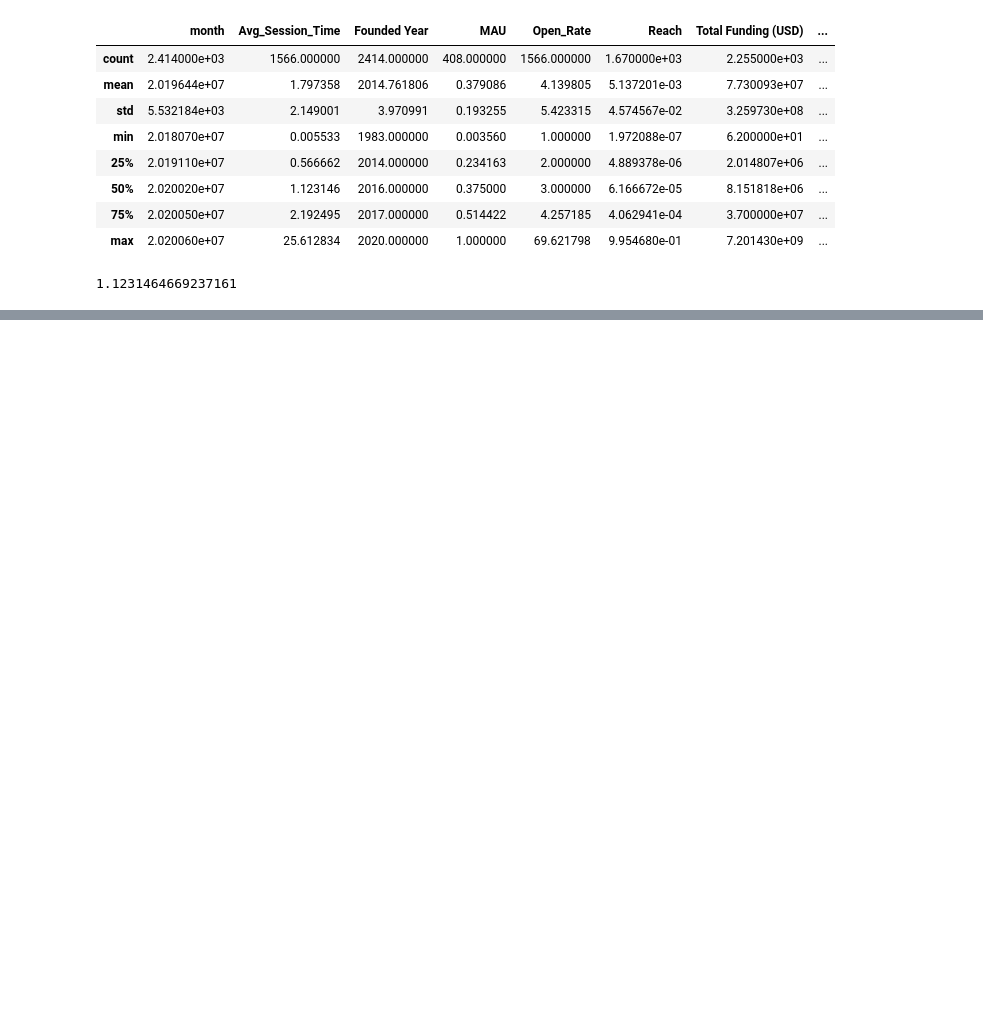
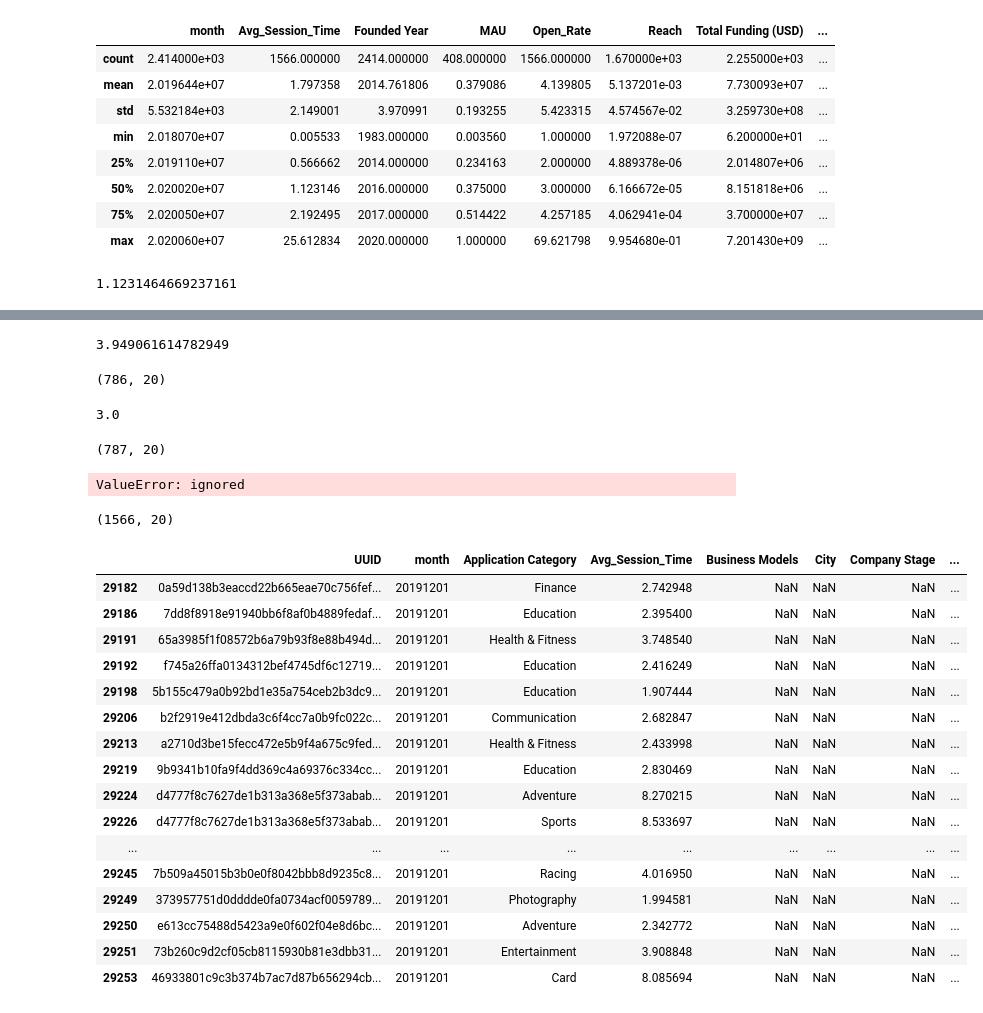
Before and after one commit to rajeshmore1/Capstone-Project-4, a Jupyter notebook: Rajesh_More_Team5_Capstone_Project_4.ipynb, the cells around one changed output, grey strips where cells are left out. Cells and saved outputs as stored; diff of their text form; code cells hidden in the pictures; blank space fills up the shorter version.

```diff
--- a/Rajesh_More_Team5_Capstone_Project_4.ipynb
+++ b/Rajesh_More_Team5_Capstone_Project_4.ipynb
@@ -843,0 +863,4 @@ print(df2["Avg_Session_Time"].median())
+# %%
+print(df2["Total_Session_Time"].median())
+# %% [output]
+3.949061614782949
@@ -843,0 +869,8 @@ print(df2["Avg_Session_Time"].median())
+# %%
+df3.shape
+# %% [output]
+(786, 20)
+# %%
+print(df2["Open_Rate"].median())
+# %% [output]
+3.0
@@ -843,0 +879,32 @@ print(df2["Avg_Session_Time"].median())
+# %%
+df3.shape
+# %% [output]
+(787, 20)
+# %%
+df3= df[df.Open_Rate>=5.137201e-03 and df.Total_Session_Time >=3.94]
+# %% [output]
+ValueError: ignored
+# %%
+df3.shape
+# %% [output]
+(1566, 20)
+# %%
+df3.head(20)
+# %% [output]
+|  | UUID | month | Application Category | Avg_Session_Time | Business Models | City | Company Stage | ... |
+| 29182 | 0a59d138b3eaccd22b665eae70c756fef... | 20191201 | Finance | 2.742948 | NaN | NaN | NaN | ... |
+| 29186 | 7dd8f8918e91940bb6f8af0b4889fedaf... | 20191201 | Education | 2.395400 | NaN | NaN | NaN | ... |
+| 29191 | 65a3985f1f08572b6a79b93f8e88b494d... | 20191201 | Health & Fitness | 3.748540 | NaN | NaN | NaN | ... |
+| 29192 | f745a26ffa0134312bef4745df6c12719... | 20191201 | Education | 2.416249 | NaN | NaN | NaN | ... |
+| 29198 | 5b155c479a0b92bd1e35a754ceb2b3dc9... | 20191201 | Education | 1.907444 | NaN | NaN | NaN | ... |
+| 29206 | b2f2919e412dbda3c6f4cc7a0b9fc022c... | 20191201 | Communication | 2.682847 | NaN | NaN | NaN | ... |
+| 29213 | a2710d3be15fecc472e5b9f4a675c9fed... | 20191201 | Health & Fitness | 2.433998 | NaN | NaN | NaN | ... |
+| 29219 | 9b9341b10fa9f4dd369c4a69376c334cc... | 20191201 | Education | 2.830469 | NaN | NaN | NaN | ... |
+| 29224 | d4777f8c7627de1b313a368e5f373abab... | 20191201 | Adventure | 8.270215 | NaN | NaN | NaN | ... |
+| 29226 | d4777f8c7627de1b313a368e5f373abab... | 20191201 | Sports | 8.533697 | NaN | NaN | NaN | ... |
+| ... | ... | ... | ... | ... | ... | ... | ... | ... |
+| 29245 | 7b509a45015b3b0e0f8042bbb8d9235c8... | 20191201 | Racing | 4.016950 | NaN | NaN | NaN | ... |
+| 29249 | 373957751d0dddde0fa0734acf0059789... | 20191201 | Photography | 1.994581 | NaN | NaN | NaN | ... |
+| 29250 | e613cc75488d5423a9e0f602f04e8d6bc... | 20191201 | Adventure | 2.342772 | NaN | NaN | NaN | ... |
+| 29251 | 73b260c9d2cf05cb8115930b81e3dbb31... | 20191201 | Entertainment | 3.908848 | NaN | NaN | NaN | ... |
+| 29253 | 46933801c9c3b374b7ac7d87b656294cb... | 20191201 | Card | 8.085694 | NaN | NaN | NaN | ... |
```
Also changed, not shown: parts of 8 cells of this notebook.
